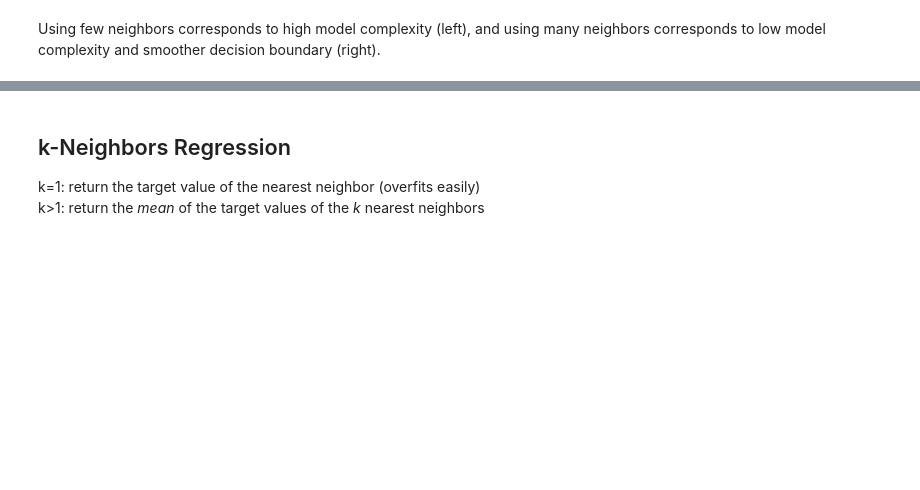
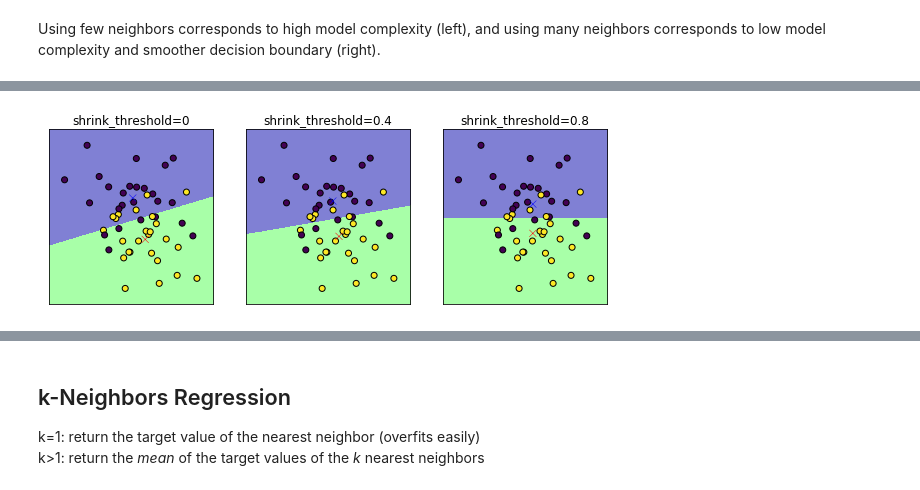
Before and after one commit to ML-course/engineer, a Jupyter notebook: notebooks/01 - Introduction.ipynb, the cells around one changed output, grey strips where cells are left out. Drawn from its saved outputs; the diff is of its cells as text; code cells hidden in the pictures; blank space fills up the shorter version.

```diff
--- a/notebooks/01 - Introduction.ipynb
+++ b/notebooks/01 - Introduction.ipynb
@@ -987,0 +995,16 @@ Using few neighbors corresponds to high model complexity (left), and using many
+# %%
+from sklearn.neighbors import NearestCentroid
+fig, axes = plt.subplots(1, 3, figsize=(10, 5))
+thresholds = [0, 0.4, .8]
+X, y = make_blobs(centers=2, cluster_std=2, random_state=0, n_samples=50)
+
+for threshold, ax in zip(thresholds, axes):
+    ax.set_title(f"shrink_threshold={threshold}")
+    nc = NearestCentroid(shrink_threshold=threshold)
+    nc.fit(X, y)
+    ax.scatter(X[:, 0], X[:, 1], c=y, edgecolor='k')
+    mglearn.tools.plot_2d_classification(nc, X, alpha=.5, ax=ax)
+    ax.scatter(nc.centroids_[:, 0], nc.centroids_[:, 1], c=['b', 'r'], s=50, marker='x')
+    ax.set_aspect("equal")
+# %% [output]
+[figure, added]
```
Also changed, not shown: parts of 14 cells of this notebook, 2 other files.
